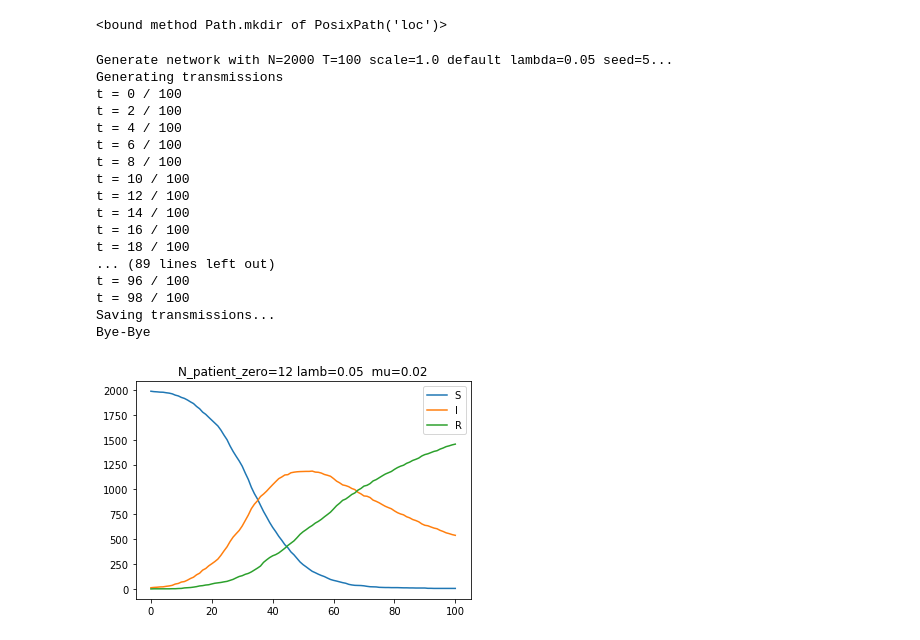
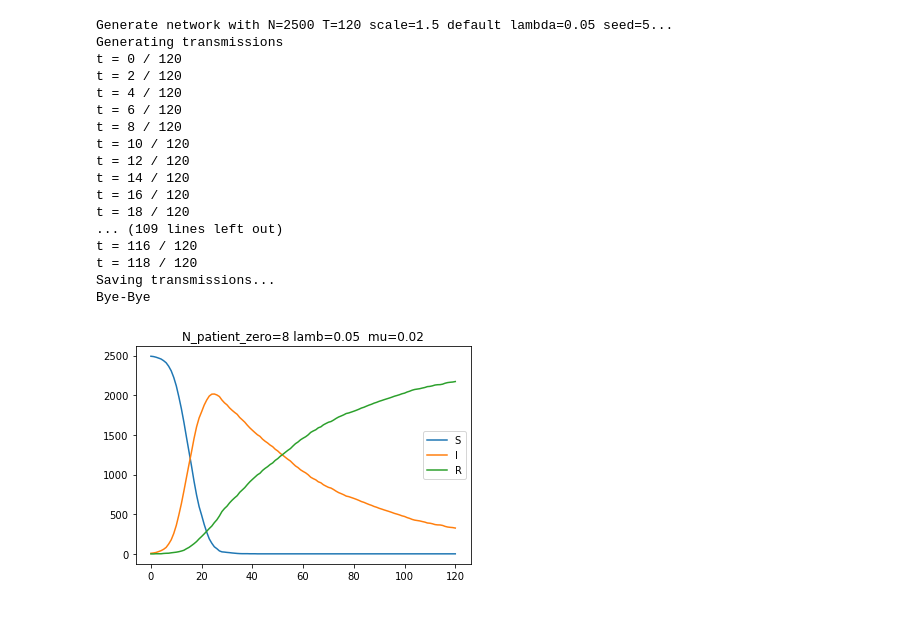
Before and after one commit to sibyl-team/sir_inference, a Jupyter notebook: generate_trans.ipynb, the cells around one changed output. Drawn from its saved outputs; the diff is of its cells as text; code cells hidden in the pictures.

```diff
--- a/generate_trans.ipynb
+++ b/generate_trans.ipynb
@@ -13,20 +13,16 @@ from sir_model import FastProximityModel, patient_zeros_states
 from ranking import csr_to_list
 import os.path
 from os import path
-N=2000
+N=2500
 #N=50000
 ## new try with 100 spreaders
-N_patient_zero = 12;
+N_patient_zero = 8;
 #N_patient_zero = 5;
 lamb = 0.05;
 mu = 0.02;
 scale=1.0; # Easy Case
-T=100;
+T=120;
 seeds=[5]
 #seed=int();
-# %%
-Path("loc").mkdir
-# %% [output]
-<bound method Path.mkdir of PosixPath('loc')>
 # %%
 from pathlib import Path
@@ -33,48 +30,55 @@ from pathlib import Path
 # %%
 for seed in seeds:
     print("Generate network with N=%d T=%d scale=%.1f default lambda=%.2f seed=%d..."%(N,T,scale,lamb,seed), flush=True)
     initial_states = patient_zeros_states(N, N_patient_zero)
     model = FastProximityModel(N, scale, mu, lamb, initial_states)
     location="networks"
     folder=Path(location)
     if not folder.exists():
         folder.mkdir()
 
     model.run(T=T, print_every=2)
     model.get_counts().plot(
          title=f"N_patient_zero={N_patient_zero} lamb={lamb:.2f}  mu={mu:.2f}"
     );
 
 
     print("Saving transmissions...", flush=True)
     logfile="interactions_proximity_N%dK_s%.1f_T%d_lamb%.2f_s%d.csv"%(N/1000,scale,T,lamb,seed)
     #with open(location+"/"+logfile, 'w', newline='') as csvfile:
     datafr=[]
     for t, A in enumerate(model.transmissions):
-        ct = ranking.csr_to_dataframe(model.transmissions[t], columns=["i","j","lamb"])
+        ct = csr_to_dataframe(model.transmissions[t], columns=["i","j","lamb"])
         ct["t"]=t
         datafr.append(ct)
     cts_out = pd.concat(datafr, ignore_index=True)[["t","i","j","lamb"]]
-    cts_out.to_csv(location+"/"+logfile)
+    cts_out.to_csv(location+"/"+logfile, index=False)
 
     print("Bye-Bye")
+
+    posit = pd.DataFrame(index=tuple(model.pos.keys()), data=np.array(tuple(model.pos.values())),
+                         columns=["x","y"])
+
+    out_file = "pos_proximity_N%dK_s%.1f_T%d_lamb%.2f_s%d.csv"%(N/1000,scale,T,lamb,seed)
+    posit["i"] = posit.index
+    posit.to_csv(folder/out_file, index=False)
 # %% [output]
-Generate network with N=2000 T=100 scale=1.0 default lambda=0.05 seed=5...
+Generate network with N=2500 T=120 scale=1.5 default lambda=0.05 seed=5...
 Generating transmissions
-t = 0 / 100
-t = 2 / 100
-t = 4 / 100
-t = 6 / 100
-t = 8 / 100
-t = 10 / 100
-t = 12 / 100
-t = 14 / 100
-t = 16 / 100
-t = 18 / 100
-... (89 lines left out)
-t = 96 / 100
-t = 98 / 100
+t = 0 / 120
+t = 2 / 120
+t = 4 / 120
+t = 6 / 120
+t = 8 / 120
+t = 10 / 120
+t = 12 / 120
+t = 14 / 120
+t = 16 / 120
+t = 18 / 120
+... (109 lines left out)
+t = 116 / 120
+t = 118 / 120
 Saving transmissions...
 Bye-Bye
-[figure, old version]
+[figure, new version]
 # %%
```
Also changed, not shown: parts of 5 cells of this notebook.
